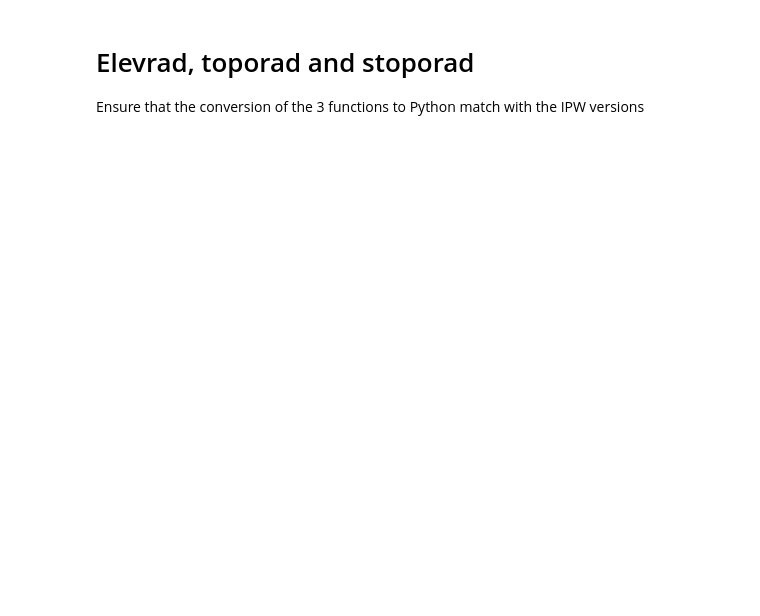
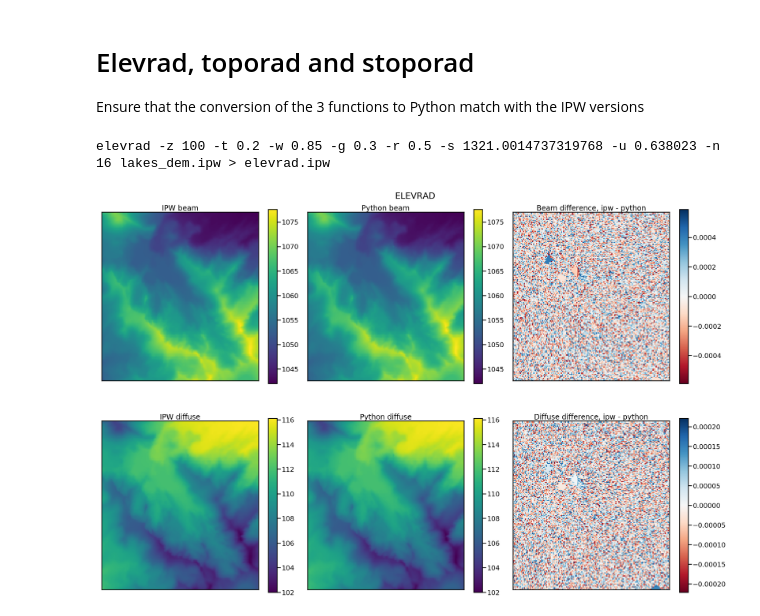
Before and after one commit to USDA-ARS-NWRC/smrf, a Jupyter notebook: notebooks/toporad_comparison.ipynb, the cells around one changed output. Drawn from its saved outputs; the diff is of its cells as text; code cells hidden in the pictures; blank space fills up the shorter version.

```diff
--- a/notebooks/toporad_comparison.ipynb
+++ b/notebooks/toporad_comparison.ipynb
@@ -156,35 +163,36 @@ fig.colorbar(im0, ax=ax[0, 0])
 im0 = ax[1, 0].imshow(elevrad_ipw.bands[1].data)
 ax[1, 0].set_title('IPW diffuse')
 fig.colorbar(im0, ax=ax[1, 0])
 
 # Python elevrad
 im0 = ax[0, 1].imshow(elevrad_py.beam)
 ax[0, 1].set_title('Python beam')
 fig.colorbar(im0, ax=ax[0, 1])
 
 im0 = ax[1, 1].imshow(elevrad_py.diffuse)
 ax[1, 1].set_title('Python diffuse')
 fig.colorbar(im0, ax=ax[1, 1])
 
 # difference
 d = elevrad_ipw.bands[0].data - elevrad_py.beam
 var_lim = max([abs(d.min()), abs(d.max())])
-var_lim = 1e-4
 im2 = ax[0, 2].imshow(d, cmap='RdBu', vmin=-var_lim, vmax=var_lim)
 ax[0, 2].set_title('Beam difference, ipw - python')
 fig.colorbar(im2, ax=ax[0, 2])
 
 d = elevrad_ipw.bands[1].data - elevrad_py.diffuse
 var_lim = max([abs(d.min()), abs(d.max())])
-var_lim = 1e-4
 im2 = ax[1, 2].imshow(d, cmap='RdBu', vmin=-var_lim, vmax=var_lim)
 ax[1, 2].set_title('Diffuse difference, ipw - python')
 fig.colorbar(im2, ax=ax[1, 2])
 
 # remove the x and y ticks
 for a in ax.flatten():
     a.set_xticks([])
     a.set_yticks([])
+# %% [output]
+elevrad -z 100 -t 0.2 -w 0.85 -g 0.3 -r 0.5 -s 1321.0014737319768 -u 0.638023 -n 16 lakes_dem.ipw > elevrad.ipw
+[figure, added]
 # %%
 # toporad
 # The only difference is bit resolution noise
```
Also changed, not shown: parts of 8 cells of this notebook, 3 other files.
